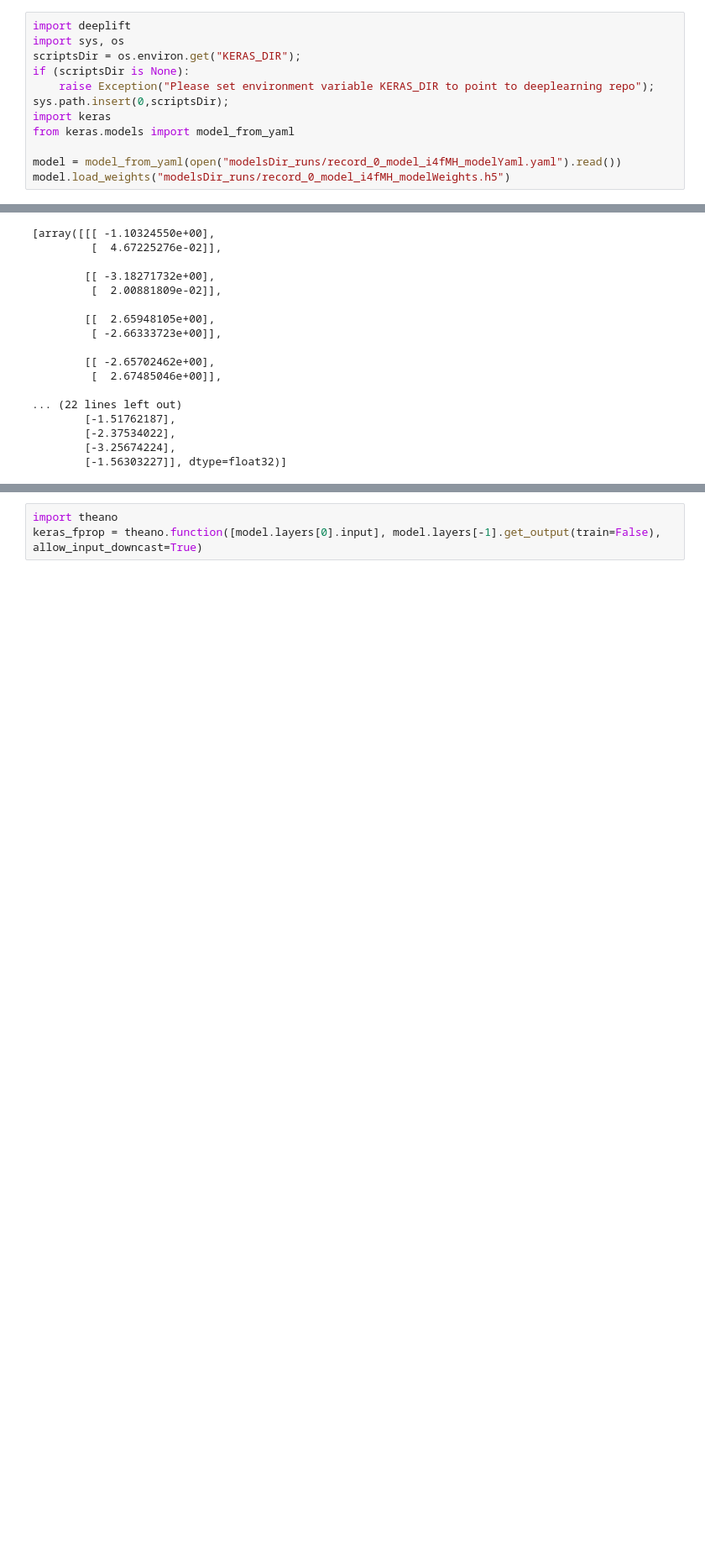
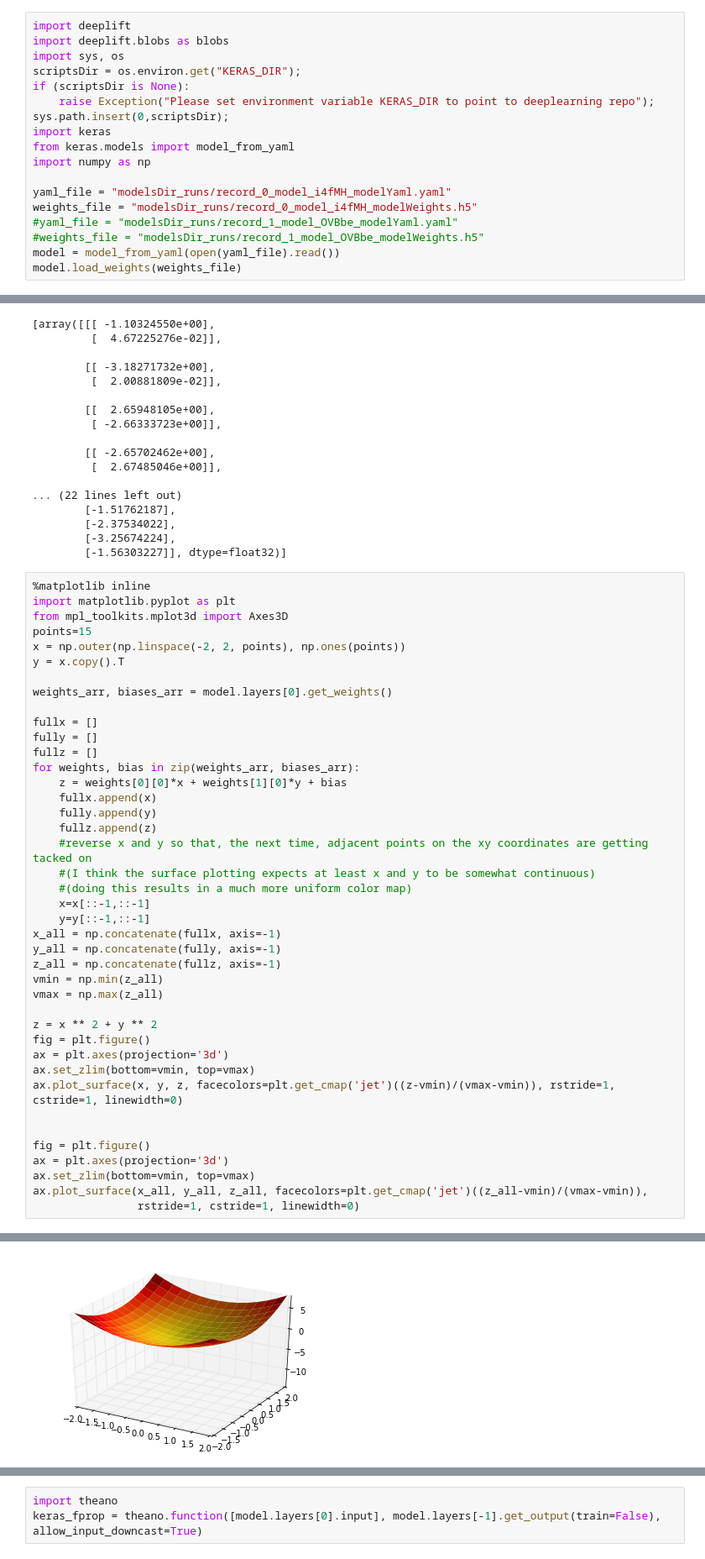
Before and after one commit to kundajelab/deeplift, a Jupyter notebook: examples/maxout/MaxoutBenchmarking.ipynb, the cells around one changed output, grey strips where cells are left out. Shown at 84% size. Drawn from its saved outputs; the diff is of its cells as text; blank space fills up the shorter version.

```diff
--- a/examples/maxout/MaxoutBenchmarking.ipynb
+++ b/examples/maxout/MaxoutBenchmarking.ipynb
@@ -1,5 +1,6 @@
 # %%
 import deeplift
+import deeplift.blobs as blobs
 import sys, os
 scriptsDir = os.environ.get("KERAS_DIR");
 if (scriptsDir is None):
@@ -7,6 +8,11 @@ if (scriptsDir is None):
 sys.path.insert(0,scriptsDir);
 import keras
 from keras.models import model_from_yaml
+import numpy as np
 
-model = model_from_yaml(open("modelsDir_runs/record_0_model_i4fMH_modelYaml.yaml").read())
-model.load_weights("modelsDir_runs/record_0_model_i4fMH_modelWeights.h5")
+yaml_file = "modelsDir_runs/record_0_model_i4fMH_modelYaml.yaml"
+weights_file = "modelsDir_runs/record_0_model_i4fMH_modelWeights.h5"
+#yaml_file = "modelsDir_runs/record_1_model_OVBbe_modelYaml.yaml"
+#weights_file = "modelsDir_runs/record_1_model_OVBbe_modelWeights.h5"
+model = model_from_yaml(open(yaml_file).read())
+model.load_weights(weights_file)
@@ -49,3 +58,45 @@ model.layers[0].get_weights()
         [-2.37534022],
         [-3.25674224],
         [-1.56303227]], dtype=float32)]
+# %%
+%matplotlib inline
+import matplotlib.pyplot as plt
+from mpl_toolkits.mplot3d import Axes3D
+points=15
+x = np.outer(np.linspace(-2, 2, points), np.ones(points))
+y = x.copy().T
+
+weights_arr, biases_arr = model.layers[0].get_weights()
+
+fullx = []
+fully = []
+fullz = []
+for weights, bias in zip(weights_arr, biases_arr):
+    z = weights[0][0]*x + weights[1][0]*y + bias
+    fullx.append(x)
+    fully.append(y)
+    fullz.append(z)
+    #reverse x and y so that, the next time, adjacent points on the xy coordinates are getting tacked on
+    #(I think the surface plotting expects at least x and y to be somewhat continuous)
+    #(doing this results in a much more uniform color map)
+    x=x[::-1,::-1]
+    y=y[::-1,::-1]
+x_all = np.concatenate(fullx, axis=-1)
+y_all = np.concatenate(fully, axis=-1)
+z_all = np.concatenate(fullz, axis=-1)
+vmin = np.min(z_all)
+vmax = np.max(z_all)
+
+z = x ** 2 + y ** 2
+fig = plt.figure()
+ax = plt.axes(projection='3d')
+ax.set_zlim(bottom=vmin, top=vmax)
+ax.plot_surface(x, y, z, facecolors=plt.get_cmap('jet')((z-vmin)/(vmax-vmin)), rstride=1, cstride=1, linewidth=0)
+
+
+fig = plt.figure()
+ax = plt.axes(projection='3d')
+ax.set_zlim(bottom=vmin, top=vmax)
+ax.plot_surface(x_all, y_all, z_all, facecolors=plt.get_cmap('jet')((z_all-vmin)/(vmax-vmin)),
+                rstride=1, cstride=1, linewidth=0)
+# %% [output]
@@ -51,0 +104 @@ model.layers[0].get_weights()
+[figure, added]
```
Also changed, not shown: parts of 10 cells of this notebook, 1 other file.
